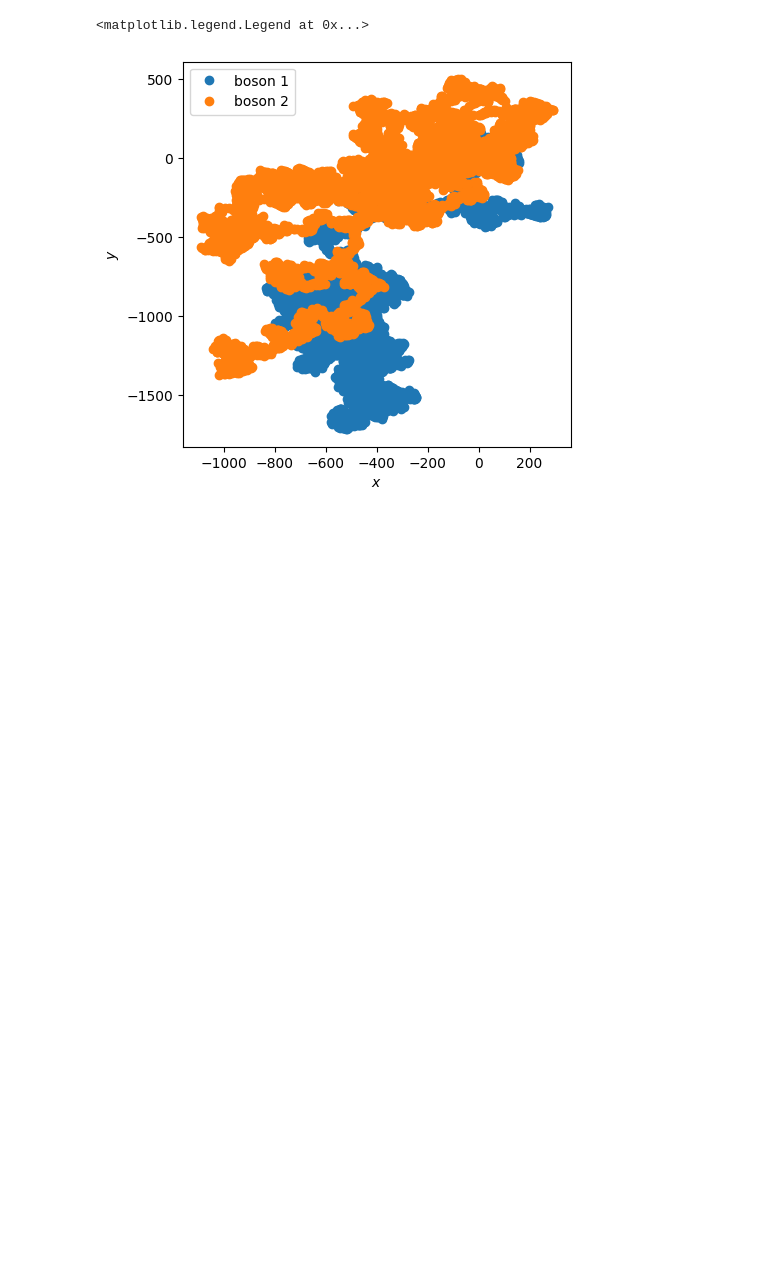
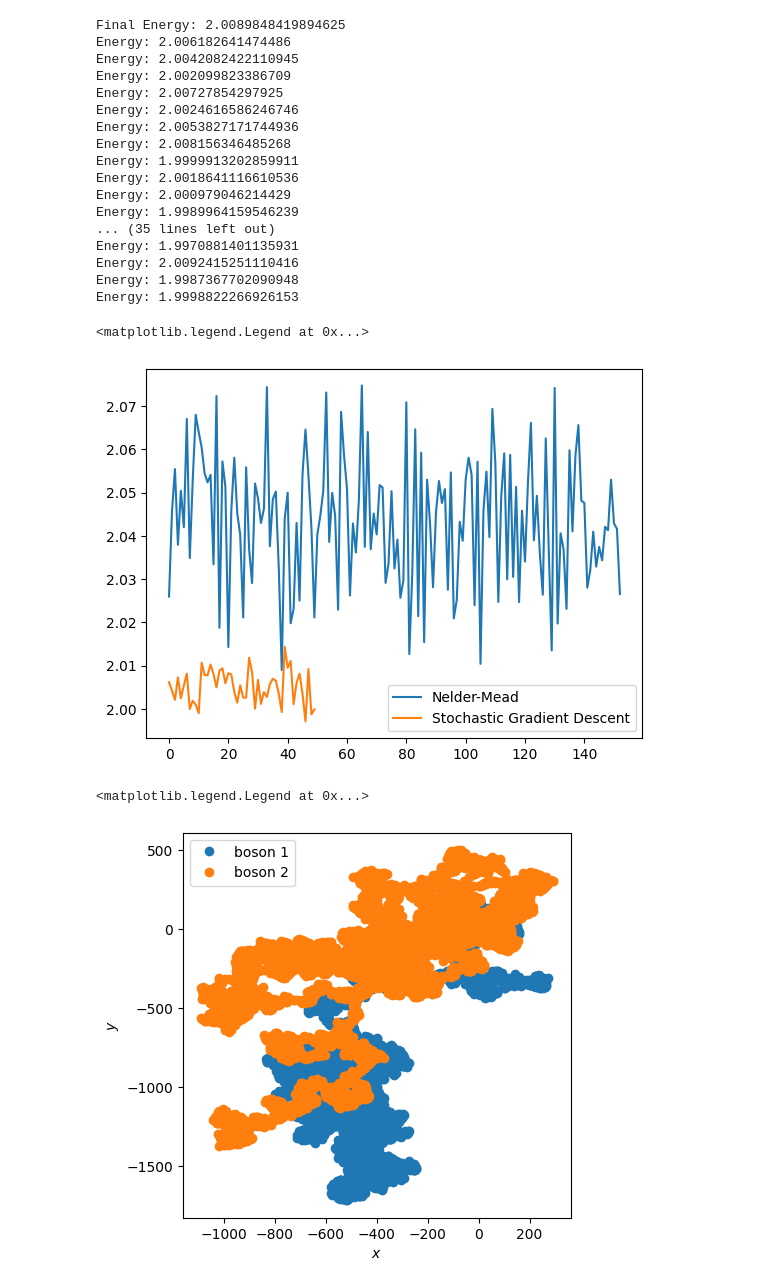
Before and after one commit to Daniel-Haas-B/NeuralQuantumState, a Jupyter notebook: thesis_misc/crazystuff.ipynb, the cells around one changed output. Drawn from its saved outputs; the diff is of its cells as text; code cells hidden in the pictures; blank space fills up the shorter version.

```diff
--- a/thesis_misc/crazystuff.ipynb
+++ b/thesis_misc/crazystuff.ipynb
@@ -291,3 +283,32 @@ rbm.train_rbm(silent=True)
+# %%
+rbm = RBM(2,2,2,0)
+energies1 = rbm.train_rbm_mead(silent=False)
+rbm = RBM(2,2,2,0)
+energies2 = rbm.train_rbm(silent=False)
+
+plt.plot(energies1, label="Nelder-Mead")
+plt.plot(energies2, label="Stochastic Gradient Descent")
+plt.legend()
+# %% [output]
+Final Energy: 2.0089848419894625
+Energy: 2.006182641474486
+Energy: 2.0042082422110945
+Energy: 2.002099823386709
+Energy: 2.00727854297925
+Energy: 2.0024616586246746
+Energy: 2.0053827171744936
+Energy: 2.008156346485268
+Energy: 1.9999913202859911
+Energy: 2.0018641116610536
+Energy: 2.000979046214429
+Energy: 1.9989964159546239
+... (35 lines left out)
+Energy: 1.9970881401135931
+Energy: 2.0092415251110416
+Energy: 1.9987367702090948
+Energy: 1.9998822266926153
+<matplotlib.legend.Legend at 0x...>
+[figure, added]
 # %%
 samples = rbm.generate_samples(n_samples=10000, gibbs_steps=100)
 
```
Also changed, not shown: parts of 9 cells of this notebook, 4 other files.
